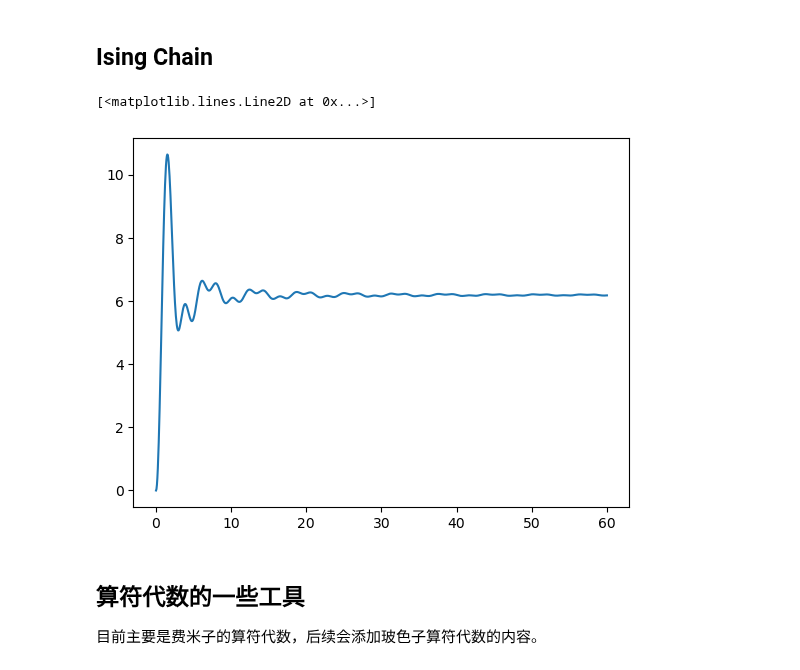
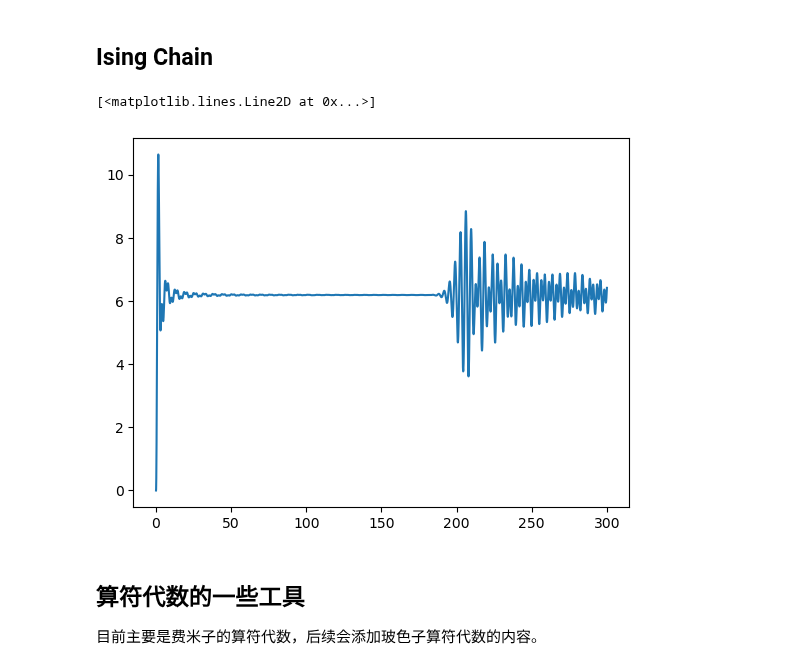
Before and after one commit to zhuhaodavid/quante, a Jupyter notebook: example/solve_models.ipynb, the cells around one changed output. Drawn from its saved outputs; the diff is of its cells as text; code cells hidden in the pictures.

```diff
--- a/example/solve_models.ipynb
+++ b/example/solve_models.ipynb
@@ -11,7 +11,7 @@ import numpy as np
 op = qt.generate.operas
 builder = op.SpinBuilder()
 L = 100
-J, γ = 1, 0.8
+J, γ = 1, 0.
 for i in range(L-1):
     builder += "+-", [i+1, i], (J+γ)/2
     builder += "+-", [i, i+1], (J-γ)/2
@@ -239,22 +239,22 @@ rhoA2: [[ 0.20951411+0.j          0.        +0.j          0.        -0.j
 # %%
 import quante as qt
 import numpy as np
 from quante.solvable_models import gaussian_state
 L = 100
 builder = qt.generate.operas.SpinBuilder()
 for i in range(L-1):
     builder += "xx", [i+1, i], 1.
 for i in range(L):
     builder += "z", [i], 1.
 ham = builder.build()
-tlist = np.linspace(0, 60, 1000)
+tlist = np.linspace(0, 300, 10000)
 result = gaussian_state.ising_evolve(
     L, ham, '0'*L, tlist
 )
 plt.plot(tlist, result)
 # %% [output]
 [<matplotlib.lines.Line2D at 0x...>]
-[figure, old version]
+[figure, new version]
 # %% [markdown]
 ## 算符代数的一些工具
 
```
Also changed, not shown: parts of 1 cell of this notebook, 4 other files.
